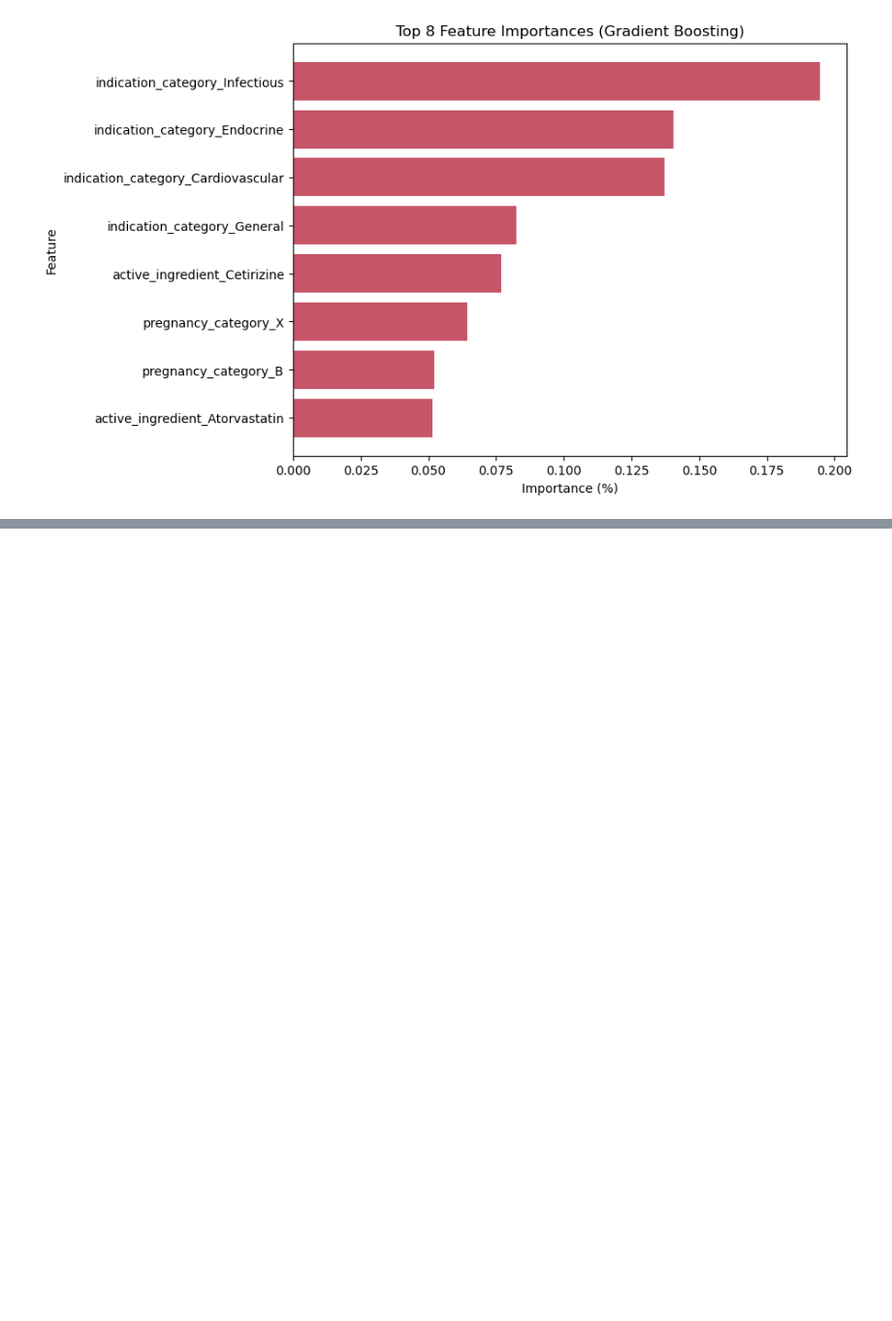
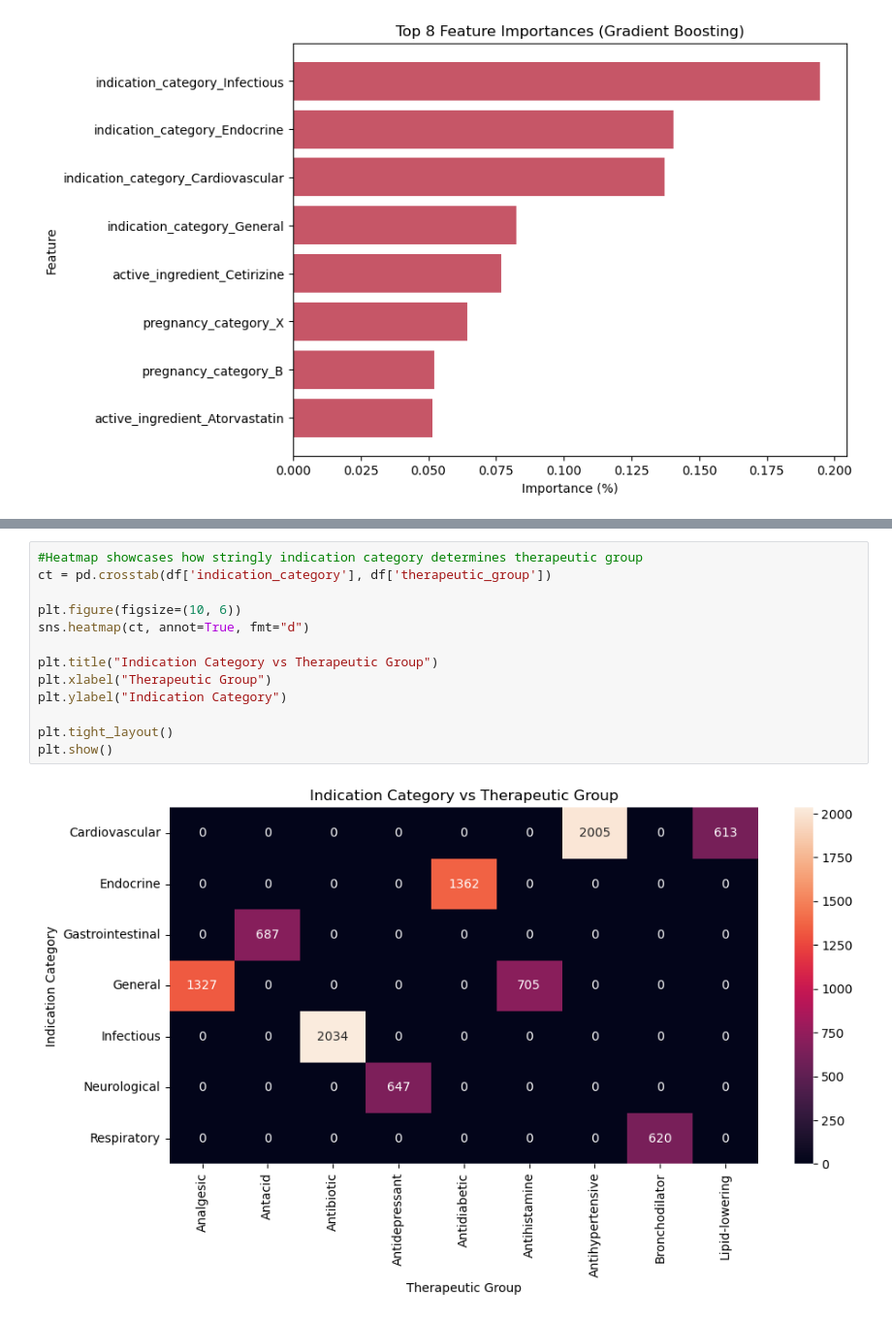
Before and after one commit to AlananaG/finalproject_itsc3156, a Jupyter notebook: pharma_analysis.ipynb, the cells around one changed output, grey strips where cells are left out. Shown at 97% size. Saved outputs shown, nothing was run; the diff lists cells and outputs as text; blank space fills up the shorter version.

```diff
--- a/pharma_analysis.ipynb
+++ b/pharma_analysis.ipynb
@@ -265,0 +266,15 @@ plt.show()
+# %%
+#Heatmap showcases how stringly indication category determines therapeutic group
+ct = pd.crosstab(df['indication_category'], df['therapeutic_group'])
+
+plt.figure(figsize=(10, 6))
+sns.heatmap(ct, annot=True, fmt="d")
+
+plt.title("Indication Category vs Therapeutic Group")
+plt.xlabel("Therapeutic Group")
+plt.ylabel("Indication Category")
+
+plt.tight_layout()
+plt.show()
+# %% [output]
+[figure, added]
```
Also changed, not shown: parts of 1 cell of this notebook.
